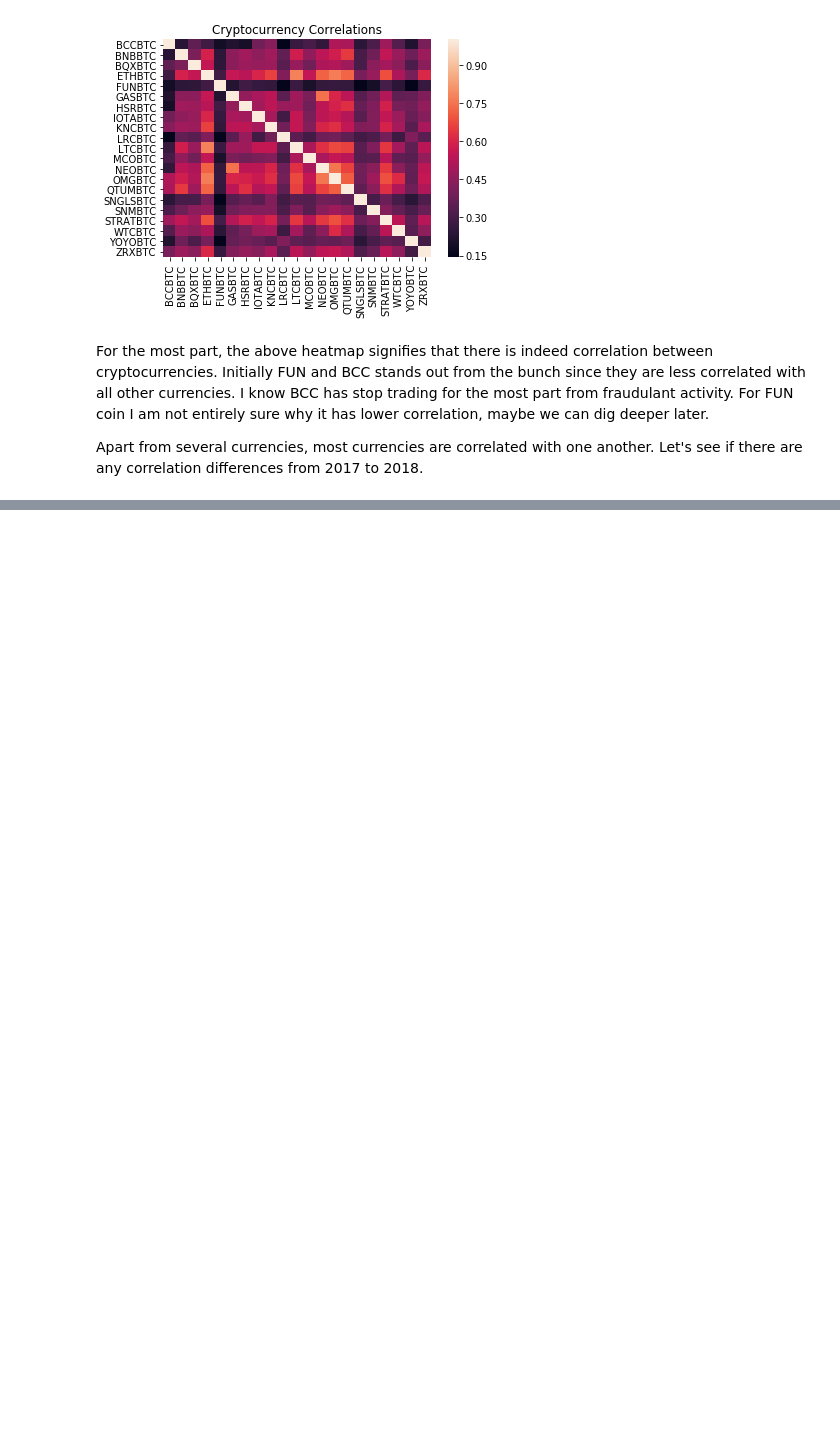
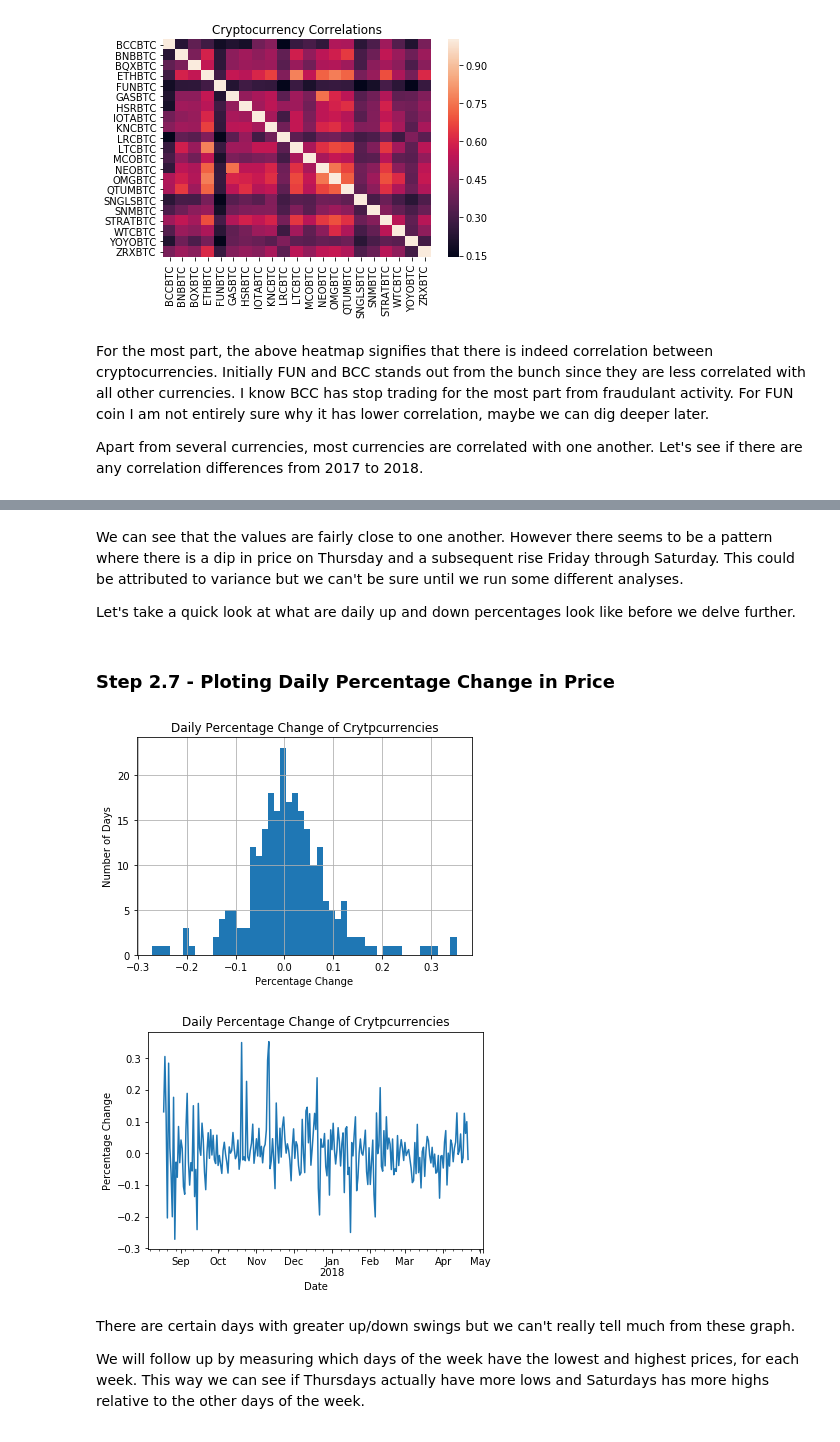
Before and after one commit to DelvinM/Cryptocurrency-Analysis, a Jupyter notebook: Binance-Analysis.ipynb, the cells around one changed output, grey strips where cells are left out. Cells and saved outputs as stored; diff of their text form; code cells hidden in the pictures; blank space fills up the shorter version.

```diff
--- a/Binance-Analysis.ipynb
+++ b/Binance-Analysis.ipynb
@@ -473,0 +429,3 @@ which days a week do pnds happen?
+# %%
+combined_df = merge_dfs_on_column(list(btc_1day_dict.values()),
+                                        list(btc_1day_dict.keys()), 'Usd' )
@@ -473,0 +434,2 @@ which days a week do pnds happen?
+# %%
+combined_df['weekday'] = combined_df.index.weekday
@@ -473,0 +440,2 @@ which days a week do pnds happen?
+# %%
+combined_df['sum'] = combined_df.sum(axis=1, skipna=True)
@@ -473,0 +473,3 @@ which days a week do pnds happen?
+# %%
+#create new column percent_change based on sum / sum +1 - 1
+combined_df['percent_change'] = combined_df['sum'] / combined_df['sum'].shift(1) - 1
@@ -473,0 +490,29 @@ which days a week do pnds happen?
+# %% [markdown]
+<p>
+We can see that the values are fairly close to one another. However there seems to be a pattern where there is a dip in price on Thursday and a subsequent rise Friday through Saturday. This could be attributed to variance but we can't be sure until we run some different analyses.
+</p>
+<p>Let's take a quick look at what are daily up and down percentages look like before we delve further.
+# %% [markdown]
+<h3>Step 2.7 - Ploting Daily Percentage Change in Price</h3>
+</p>
+# %%
+combined_df['percent_change'].hist(bins = 50)
+plt.xlabel('Percentage Change')
+plt.ylabel('Number of Days')
+plt.title('Daily Percentage Change of Crytpcurrencies')
+plt.show()
+
+combined_df['percent_change'].plot()
+plt.xlabel('Date')
+plt.ylabel('Percentage Change')
+plt.title('Daily Percentage Change of Crytpcurrencies')
+plt.show()
+# %% [output]
+[figure, added]
+[figure, added]
+# %% [markdown]
+<p>There are certain days with greater up/down swings but we can't really tell much from these graph. </p>
+
+<p>
+We will follow up by measuring which days of the week have the lowest and highest prices, for each week. This way we can see if Thursdays actually have more lows and Saturdays has more highs relative to the other days of the week.
+<p>
```
Also changed, not shown: parts of 88 cells of this notebook.
